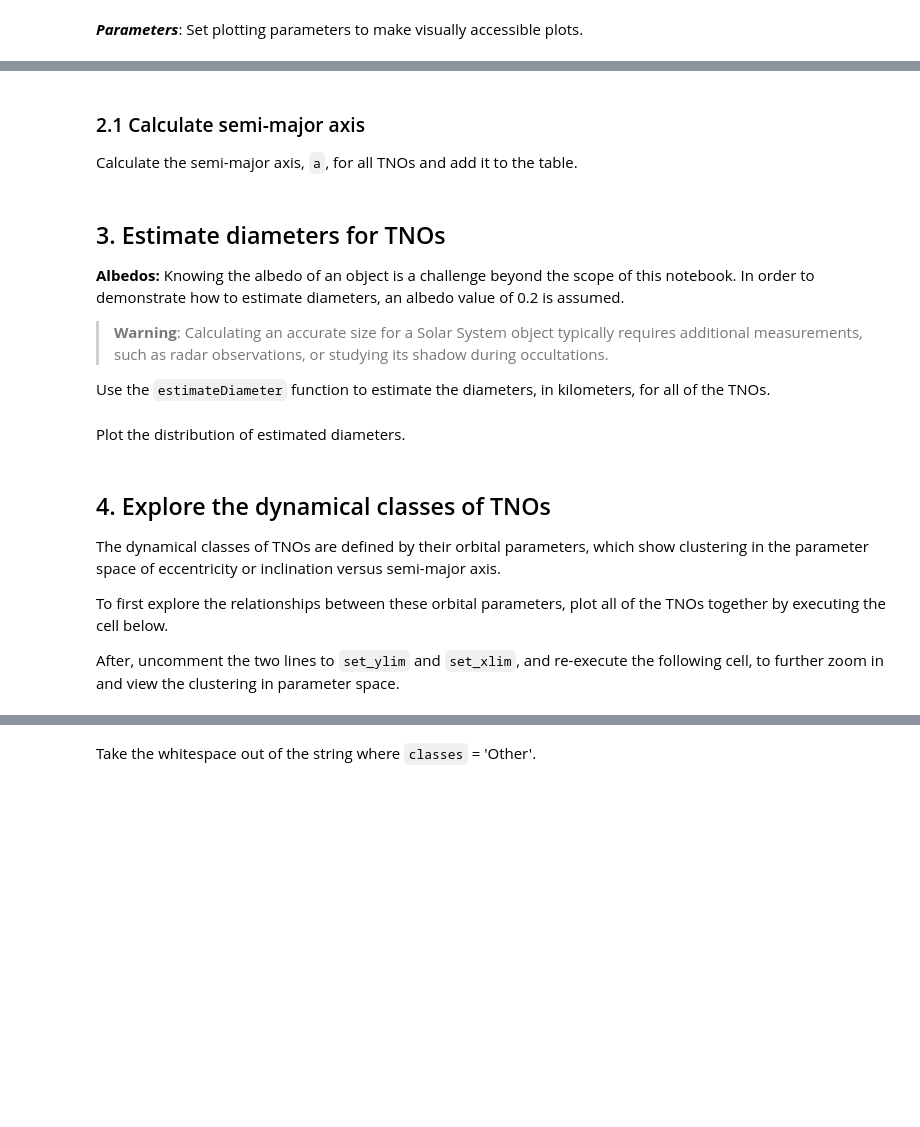
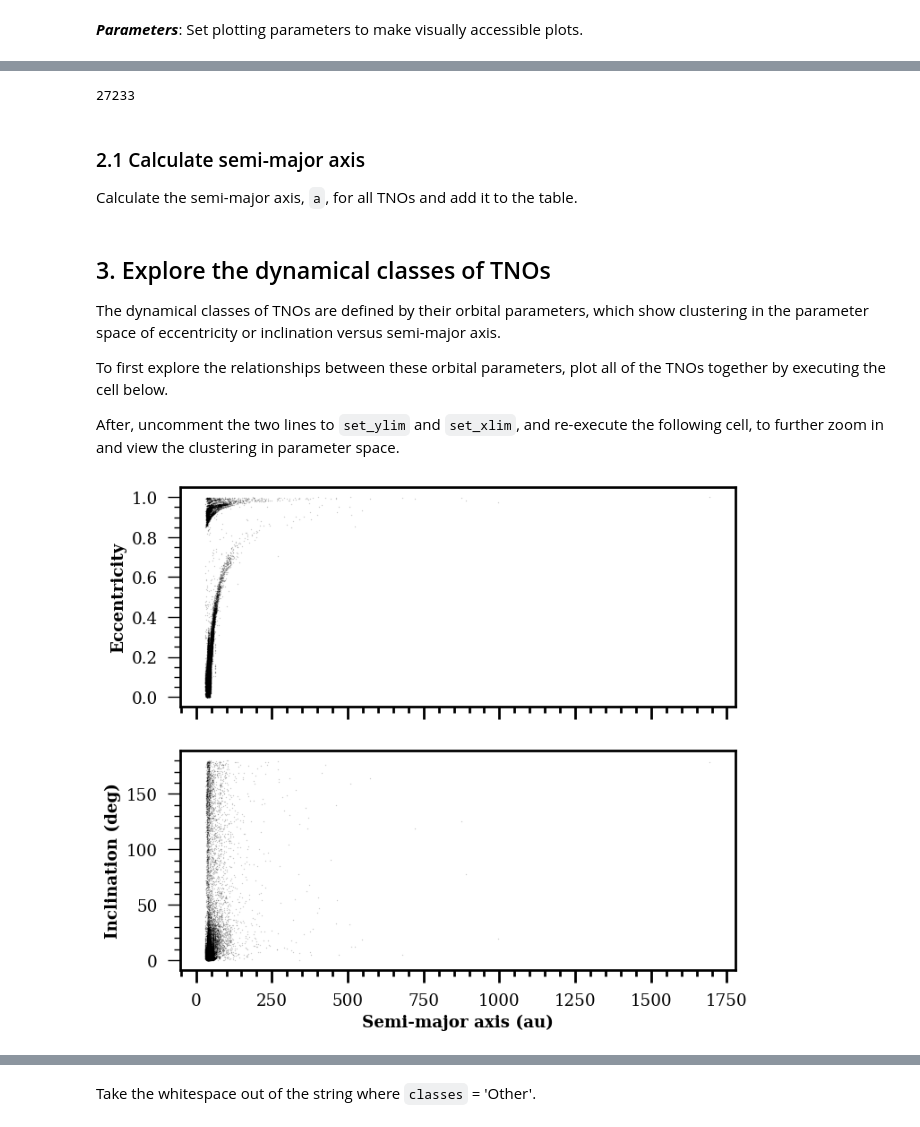
Before and after one commit to rubin-dp0/tutorial-notebooks, a Jupyter notebook: DP03_04_Trans-Neptunian_Objects.ipynb, the cells around one changed output, grey strips where cells are left out. Saved outputs shown, nothing was run; the diff lists cells and outputs as text; code cells hidden in the pictures; blank space fills up the shorter version.

Commit message:
Finalize TNO notebook

```diff
--- a/DP03_04_Trans-Neptunian_Objects.ipynb
+++ b/DP03_04_Trans-Neptunian_Objects.ipynb
@@ -292,29 +405,27 @@ def plotResonances(ax, k, k_N, y_loc=None, a_shift=0.75, alpha=0.2):
 # %% [markdown]
 **_Parameters_**: Set plotting parameters to make visually accessible plots.
 # %%
-plt.style.use('tableau-colorblind10')
-
 params = {'lines.linewidth': 2,
           'lines.linestyle': '-',
           'lines.color': 'black',
           'patch.linewidth': 2,
           'font.family': 'serif',
-          'font.weight': 'medium',
-          'font.size': 14.0,
+          'font.weight': 'normal',
+          'font.size': 11.0,
           'text.color': 'black',
           'axes.edgecolor': 'black',
           'axes.linewidth': 2.0,
           'axes.grid': False,
-          'axes.titlesize': 'xx-large',
-          'axes.labelsize': 'xx-large',
-          'axes.labelweight': 'medium',
+          'axes.titlesize': 'large',
+          'axes.labelsize': 'large',
+          'axes.labelweight': 'bold',
           'axes.labelcolor': 'black',
           'axes.formatter.limits': (-4, 4),
           'xtick.major.size': 10,
           'xtick.minor.size': 5,
           'xtick.major.pad': 8,
           'xtick.minor.pad': 8,
-          'xtick.labelsize': 'xx-large',
+          'xtick.labelsize': 'large',
           'xtick.minor.width': 2.0,
           'xtick.major.width': 2.0,
           'xtick.minor.visible': True,
@@ -322,28 +433,17 @@ params = {'lines.linewidth': 2,
           'ytick.minor.size': 5,
           'ytick.major.pad': 8,
           'ytick.minor.pad': 8,
-          'ytick.labelsize': 'xx-large',
+          'ytick.labelsize': 'large',
           'ytick.minor.width': 1.0,
           'ytick.major.width': 1.0,
           'ytick.minor.visible': True,
-          'axes.prop_cycle': cycler('color',
-                                    ['xkcd:cerulean blue',
-                                     'xkcd:scarlet',
-                                     'xkcd:grass green',
-                                     'xkcd:light orange',
-                                     'xkcd:lighter purple',
-                                     'xkcd:bright aqua',
-                                     'xkcd:dirt brown',
-                                     'xkcd:gunmetal',
-                                     'xkcd:dark hot pink',
-                                     'xkcd:very dark brown']),
           'legend.numpoints': 1,
-          'legend.fontsize': 'x-large',
+          'legend.fontsize': 'large',
           'legend.shadow': False,
           'legend.frameon': True,
           'legend.fancybox': True,
-          'figure.titlesize': 'xx-large',
-          'figure.figsize': (8, 6),
+          'figure.titlesize': 'large',
+          'figure.figsize': (8, 7),
           'figure.facecolor': 'white'}
 plt.rcParams.update(params)
 # %% [markdown]
@@ -415,27 +515,18 @@ the current number of confirmed TNOs, and is consistent wth expectations and for
 min_num_obs = 10
 tnos = service.search("SELECT mpc.ssObjectId, mpc.e, mpc.incl, mpc.q, "
                       "mpc.node, mpc.peri, mpc.mpcH, mpc.mpcG "
-                      "FROM dp03_catalogs.MPCORB as mpc "
-                      "JOIN dp03_catalogs.SSObject as sso "
+                      "FROM dp03_catalogs_10yr.MPCORB as mpc "
+                      "JOIN dp03_catalogs_10yr.SSObject as sso "
                       "ON mpc.ssObjectId = sso.ssObjectId "
                       f"WHERE (mpc.q / (1 - mpc.e) > {a_Neptune}) "
                       f"AND sso.numObs > {min_num_obs} "
                       "AND mpc.e < 1 ").to_table()
 print(len(tnos))
+# %% [output]
+27233
 # %% [markdown]
 ### 2.1 Calculate semi-major axis
 
 Calculate the semi-major axis, `a`, for all TNOs and add it to the table.
 # %%
 tnos['a'] = tnos['q'] / (1.0 - tnos['e'])
-# %% [markdown]
-## 3. Estimate diameters for TNOs
-
-**Albedos:**
-Knowing the albedo of an object is a challenge beyond the scope of this notebook.
-In order to demonstrate how to estimate diameters, an albedo value of 0.2 is assumed.
-
-> **Warning**: Calculating an accurate size for a Solar System object typically requires
-additional measurements, such as radar observations, or studying its shadow during occultations.
-
-Use the `estimateDiameter` function to estimate the diameters, in kilometers, for all of the TNOs.
@@ -445,2 +532,0 @@ sizes_tnos = estimateDiameter(tnos['mpcH'], albedo=albedo)
-# %% [markdown]
-Plot the distribution of estimated diameters.
@@ -456,5 +533,5 @@ plt.title(f"TNO sizes for albedo = {albedo}")
 # %% [markdown]
-## 4. Explore the dynamical classes of TNOs
+## 3. Explore the dynamical classes of TNOs
 
 The dynamical classes of TNOs are defined by their orbital parameters,
 which show clustering in the parameter space of eccentricity or inclination
@@ -466,19 +543,21 @@ plot all of the TNOs together by executing the cell below.
 After, uncomment the two lines to `set_ylim` and `set_xlim`, and re-execute the following cell,
 to further zoom in and view the clustering in parameter space.
 # %%
-fig, (ax1, ax2) = plt.subplots(2, 1, sharex=True, figsize=(8, 7))
+fig, (ax1, ax2) = plt.subplots(2, 1, sharex=True)
 
-ax1.plot(tnos['a'], tnos['e'], 'o', ms=2, alpha=0.2, mew=0, color='black')
+ax1.plot(tnos['a'], tnos['e'], '.', ms=2, alpha=0.2, mew=0, color='black')
 ax1.set_ylabel('Eccentricity')
 
-ax2.plot(tnos['a'], tnos['incl'], 'o', ms=2, alpha=0.2, mew=0, color='black')
+ax2.plot(tnos['a'], tnos['incl'], '.', ms=2, alpha=0.2, mew=0, color='black')
 ax2.set_ylabel('Inclination (deg)')
-ax2.set_xlabel('Semi-major axis (AU)')
+ax2.set_xlabel('Semi-major axis (au)')
 
 # ax1.set_ylim([-0.03, 0.7])
 # ax2.set_xlim([28, 100])
 
 plt.show()
+# %% [output]
+[figure, added]
 # %% [markdown]
 **Why is there clustering in semi-major axis?**
 
```
Also changed, not shown: parts of 68 cells of this notebook.
